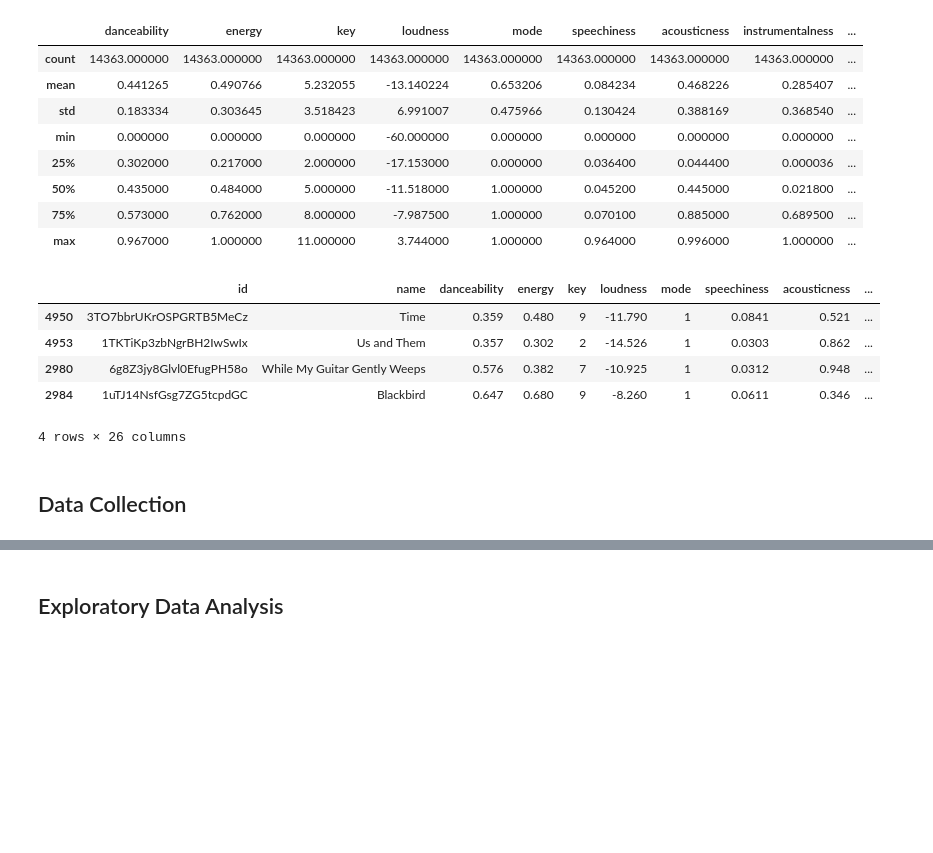
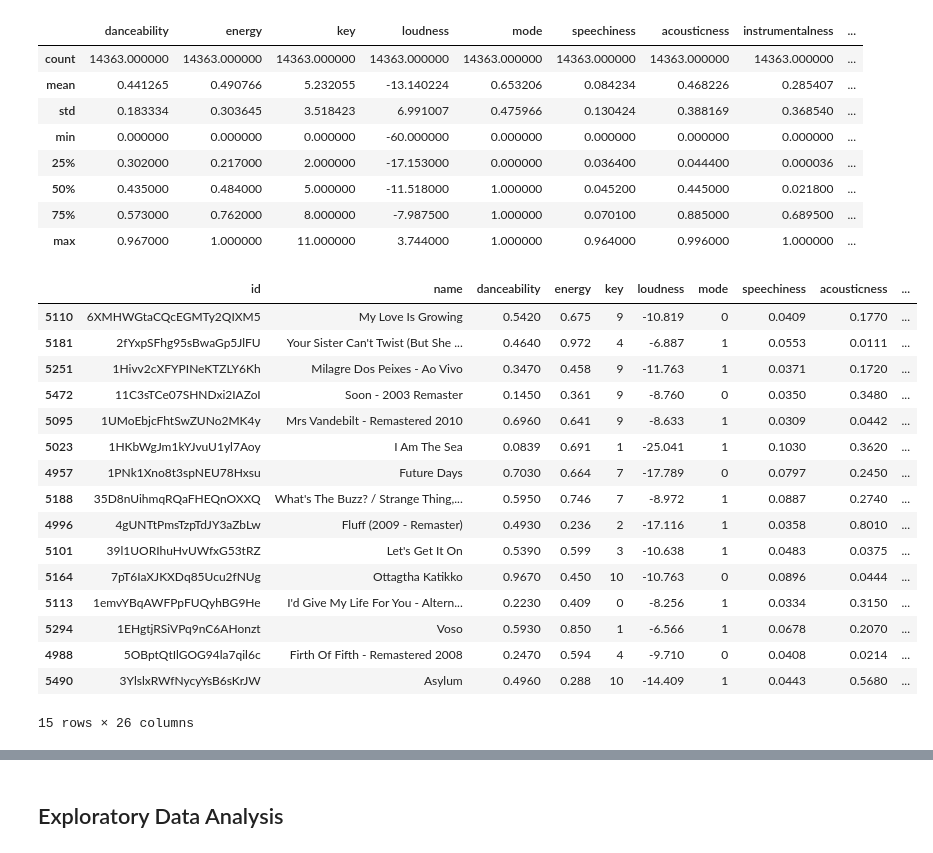
Before and after one commit to stoic-devv/spotify-data-science, a Jupyter notebook: code/progress-report.ipynb, the cells around one changed output, grey strips where cells are left out. Saved outputs shown, nothing was run; the diff lists cells and outputs as text; code cells hidden in the pictures; blank space fills up the shorter version.

```diff
--- a/code/progress-report.ipynb
+++ b/code/progress-report.ipynb
@@ -22,14 +27,24 @@ df.describe()
 | 50% | 0.435000 | 0.484000 | 5.000000 | -11.518000 | 1.000000 | 0.045200 | 0.445000 | 0.021800 | ... |
 | 75% | 0.573000 | 0.762000 | 8.000000 | -7.987500 | 1.000000 | 0.070100 | 0.885000 | 0.689500 | ... |
 | max | 0.967000 | 1.000000 | 11.000000 | 3.744000 | 1.000000 | 0.964000 | 0.996000 | 1.000000 | ... |
-# %%
-df.iloc[[4950,4953,2980,2984]]
-# %% [output]
-|  | id | name | danceability | energy | key | loudness | mode | speechiness | acousticness | ... |
-| 4950 | 3TO7bbrUKrOSPGRTB5MeCz | Time | 0.359 | 0.480 | 9 | -11.790 | 1 | 0.0841 | 0.521 | ... |
-| 4953 | 1TKTiKp3zbNgrBH2IwSwIx | Us and Them | 0.357 | 0.302 | 2 | -14.526 | 1 | 0.0303 | 0.862 | ... |
-| 2980 | 6g8Z3jy8Glvl0EfugPH58o | While My Guitar Gently Weeps | 0.576 | 0.382 | 7 | -10.925 | 1 | 0.0312 | 0.948 | ... |
-| 2984 | 1uTJ14NsfGsg7ZG5tcpdGC | Blackbird | 0.647 | 0.680 | 9 | -8.260 | 1 | 0.0611 | 0.346 | ... |
-4 rows × 26 columns
-# %% [markdown]
-## Data Collection
+# %%
+import random
+df.iloc[random.sample(range(4950, 5500), 15)]
+# %% [output]
+|  | id | name | danceability | energy | key | loudness | mode | speechiness | acousticness | ... |
+| 5110 | 6XMHWGtaCQcEGMTy2QIXM5 | My Love Is Growing | 0.5420 | 0.675 | 9 | -10.819 | 0 | 0.0409 | 0.1770 | ... |
+| 5181 | 2fYxpSFhg95sBwaGp5JlFU | Your Sister Can't Twist (But She ... | 0.4640 | 0.972 | 4 | -6.887 | 1 | 0.0553 | 0.0111 | ... |
+| 5251 | 1Hivv2cXFYPINeKTZLY6Kh | Milagre Dos Peixes - Ao Vivo | 0.3470 | 0.458 | 9 | -11.763 | 1 | 0.0371 | 0.1720 | ... |
+| 5472 | 11C3sTCe07SHNDxi2IAZoI | Soon - 2003 Remaster | 0.1450 | 0.361 | 9 | -8.760 | 0 | 0.0350 | 0.3480 | ... |
+| 5095 | 1UMoEbjcFhtSwZUNo2MK4y | Mrs Vandebilt - Remastered 2010 | 0.6960 | 0.641 | 9 | -8.633 | 1 | 0.0309 | 0.0442 | ... |
+| 5023 | 1HKbWgJm1kYJvuU1yl7Aoy | I Am The Sea | 0.0839 | 0.691 | 1 | -25.041 | 1 | 0.1030 | 0.3620 | ... |
+| 4957 | 1PNk1Xno8t3spNEU78Hxsu | Future Days | 0.7030 | 0.664 | 7 | -17.789 | 0 | 0.0797 | 0.2450 | ... |
+| 5188 | 35D8nUihmqRQaFHEQnOXXQ | What's The Buzz? / Strange Thing,... | 0.5950 | 0.746 | 7 | -8.972 | 1 | 0.0887 | 0.2740 | ... |
+| 4996 | 4gUNTtPmsTzpTdJY3aZbLw | Fluff (2009 - Remaster) | 0.4930 | 0.236 | 2 | -17.116 | 1 | 0.0358 | 0.8010 | ... |
+| 5101 | 39l1UORIhuHvUWfxG53tRZ | Let's Get It On | 0.5390 | 0.599 | 3 | -10.638 | 1 | 0.0483 | 0.0375 | ... |
+| 5164 | 7pT6IaXJKXDq85Ucu2fNUg | Ottagtha Katikko | 0.9670 | 0.450 | 10 | -10.763 | 0 | 0.0896 | 0.0444 | ... |
+| 5113 | 1emvYBqAWFPpFUQyhBG9He | I'd Give My Life For You - Altern... | 0.2230 | 0.409 | 0 | -8.256 | 1 | 0.0334 | 0.3150 | ... |
+| 5294 | 1EHgtjRSiVPq9nC6AHonzt | Voso | 0.5930 | 0.850 | 1 | -6.566 | 1 | 0.0678 | 0.2070 | ... |
+| 4988 | 5OBptQtIlGOG94la7qil6c | Firth Of Fifth - Remastered 2008 | 0.2470 | 0.594 | 4 | -9.710 | 0 | 0.0408 | 0.0214 | ... |
+| 5490 | 3YlslxRWfNycyYsB6sKrJW | Asylum | 0.4960 | 0.288 | 10 | -14.409 | 1 | 0.0443 | 0.5680 | ... |
+15 rows × 26 columns
```
Also changed, not shown: parts of 8 cells of this notebook, 2 other files.
